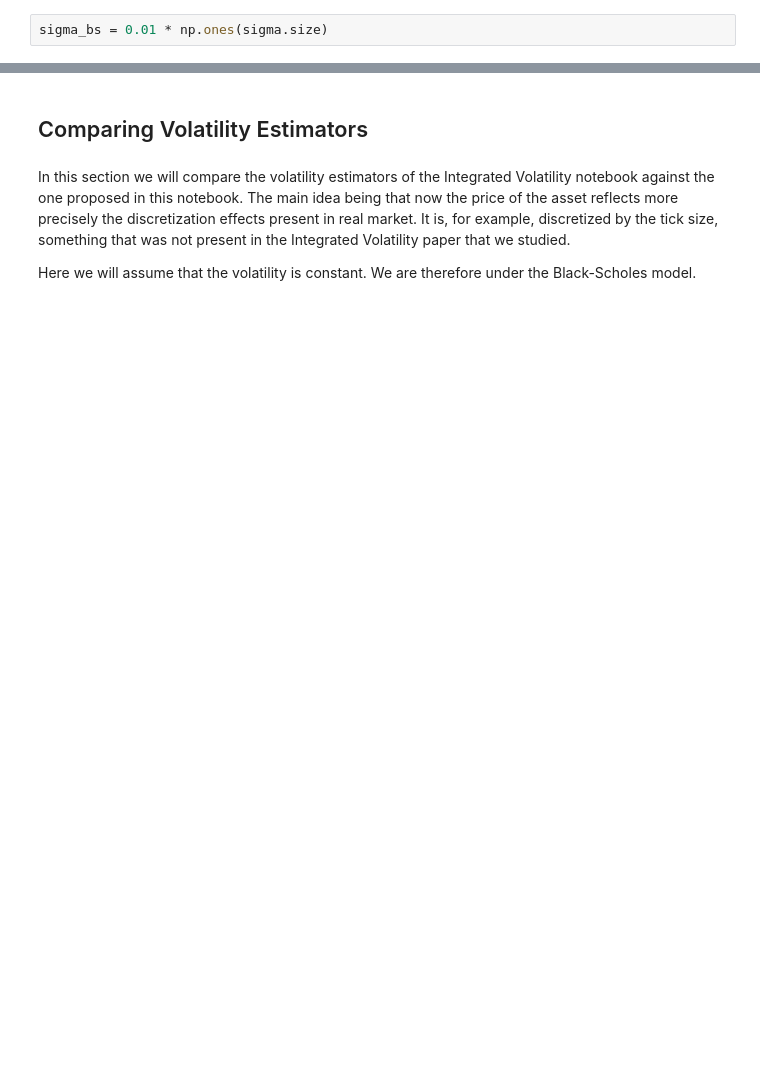
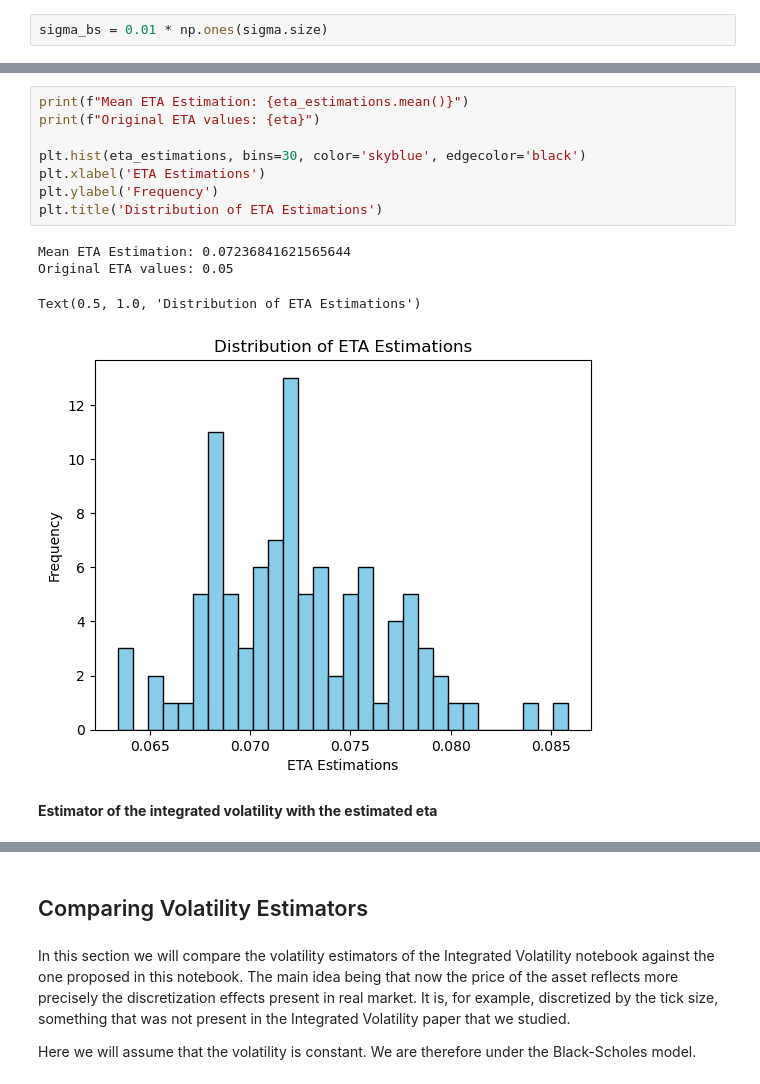
Before and after one commit to nicolassinott/HFT, a Jupyter notebook: notebooks/Uncertainty_zones/model.ipynb, the cells around one changed output, grey strips where cells are left out. Saved outputs shown, nothing was run; the diff lists cells and outputs as text; blank space fills up the shorter version.

```diff
--- a/notebooks/Uncertainty_zones/model.ipynb
+++ b/notebooks/Uncertainty_zones/model.ipynb
@@ -271,0 +375,15 @@ for i in range(M):
+# %%
+print(f"Mean ETA Estimation: {eta_estimations.mean()}")
+print(f"Original ETA values: {eta}")
+
+plt.hist(eta_estimations, bins=30, color='skyblue', edgecolor='black')
+plt.xlabel('ETA Estimations')
+plt.ylabel('Frequency')
+plt.title('Distribution of ETA Estimations')
+# %% [output]
+Mean ETA Estimation: 0.07236841621565644
+Original ETA values: 0.05
+Text(0.5, 1.0, 'Distribution of ETA Estimations')
+[figure, added]
+# %% [markdown]
+**Estimator of the integrated volatility with the estimated eta**
```
Also changed, not shown: parts of 23 cells of this notebook.
